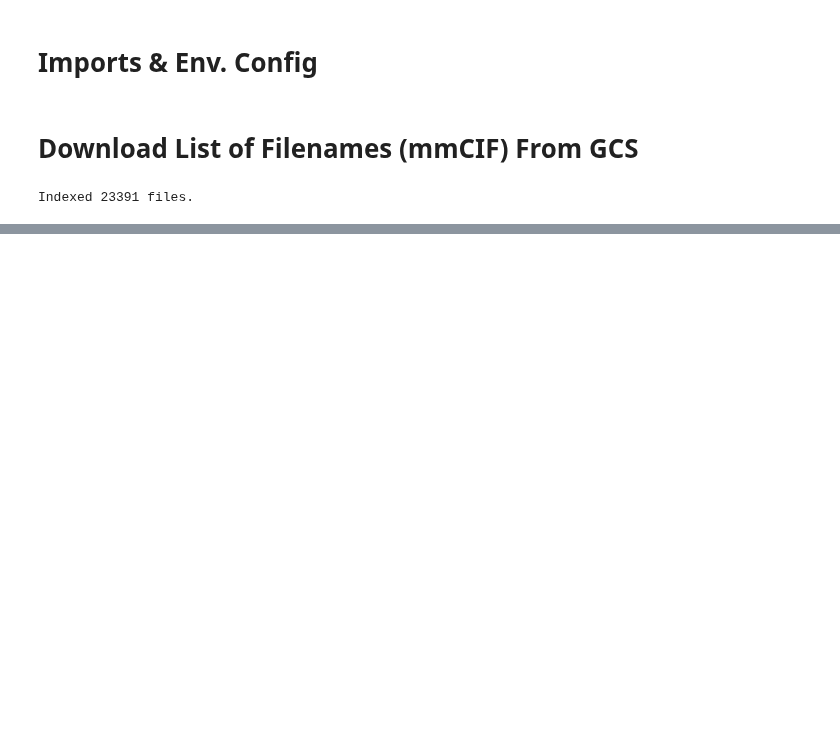
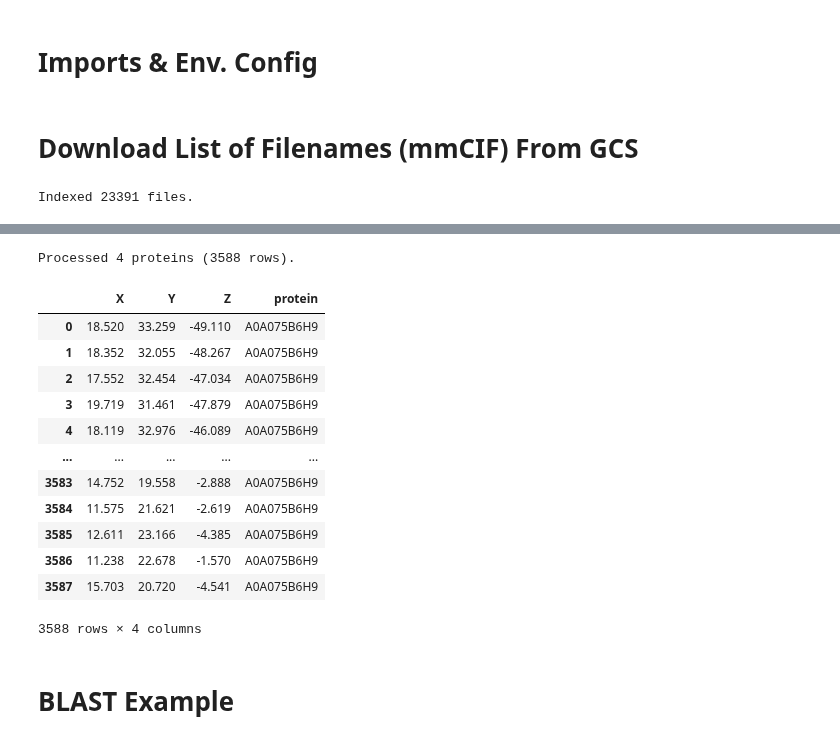
Before and after one commit to dptrsa-300/pss, a Jupyter notebook: embeddings_random.ipynb, the cells around one changed output, grey strips where cells are left out. Saved outputs shown, nothing was run; the diff lists cells and outputs as text; code cells hidden in the pictures; blank space fills up the shorter version.

```diff
--- a/embeddings_random.ipynb
+++ b/embeddings_random.ipynb
@@ -57,0 +90,60 @@ X = r[:,1]
+# %%
+def get_atoms(selection=None):
+    '''
+    Given a list of proteins (full filenames), returns atoms' X, Y and Z coordinates
+    along with protein name. If no selection is provided, returns all proteins' (23K)
+    atoms.
+    '''
+    data=[]
+    stats = [0, 0]
+    result = []
+    alias = 'tmp.cif.gz'
+
+    if selection is None:
+        selection = filenames
+
+    for file in selection:
+        blob = storage_client.get_bucket('capstone-fall21-protein').get_blob(file)
+        blob.download_to_filename(alias)
+
+        with gzip.open(alias) as f:
+            file_content = f.read()
+
+        txt = io.StringIO(file_content.decode("utf-8"))
+
+        stats[0] += 1
+        pRd = PdbxReader(txt)
+        pRd.read(data)
+        txt.close()
+        block = data[0]
+
+        obj = block.get_object("atom_site")
+
+        for row in obj.get()[2]:
+            result.append(row)
+
+        stats[1] += len(obj.get()[2])
+
+    os.remove(alias)
+    print(f'Processed {stats[0]} proteins ({stats[1]} rows).')
+    result = np.array(result)
+    result = np.append(result[:,10:13], result[:,21].reshape(len(result),1), axis=1)
+    return result
+# %%
+cluster_1_atoms = get_atoms(cluster_1_examples['protein'].to_list()[6:10])
+pd.DataFrame(cluster_1_atoms, columns=['X', 'Y', 'Z', 'protein'])
+# %% [output]
+Processed 4 proteins (3588 rows).
+|  | X | Y | Z | protein |
+| 0 | 18.520 | 33.259 | -49.110 | A0A075B6H9 |
+| 1 | 18.352 | 32.055 | -48.267 | A0A075B6H9 |
+| 2 | 17.552 | 32.454 | -47.034 | A0A075B6H9 |
+| 3 | 19.719 | 31.461 | -47.879 | A0A075B6H9 |
+| 4 | 18.119 | 32.976 | -46.089 | A0A075B6H9 |
+| ... | ... | ... | ... | ... |
+| 3583 | 14.752 | 19.558 | -2.888 | A0A075B6H9 |
+| 3584 | 11.575 | 21.621 | -2.619 | A0A075B6H9 |
+| 3585 | 12.611 | 23.166 | -4.385 | A0A075B6H9 |
+| 3586 | 11.238 | 22.678 | -1.570 | A0A075B6H9 |
+| 3587 | 15.703 | 20.720 | -4.541 | A0A075B6H9 |
+3588 rows × 4 columns
@@ -57,0 +152,2 @@ X = r[:,1]
+# %% [markdown]
+# BLAST Example
```
Also changed, not shown: parts of 22 cells of this notebook, 1 other file.
